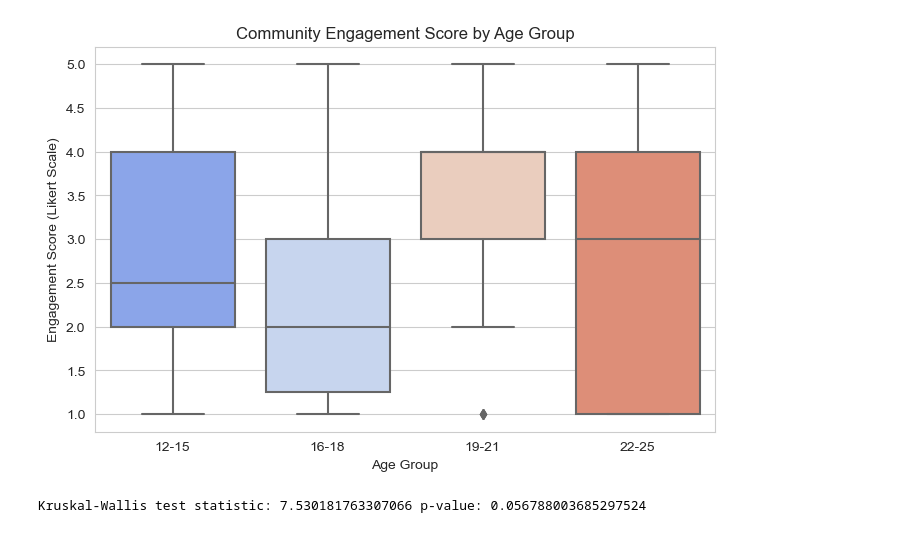
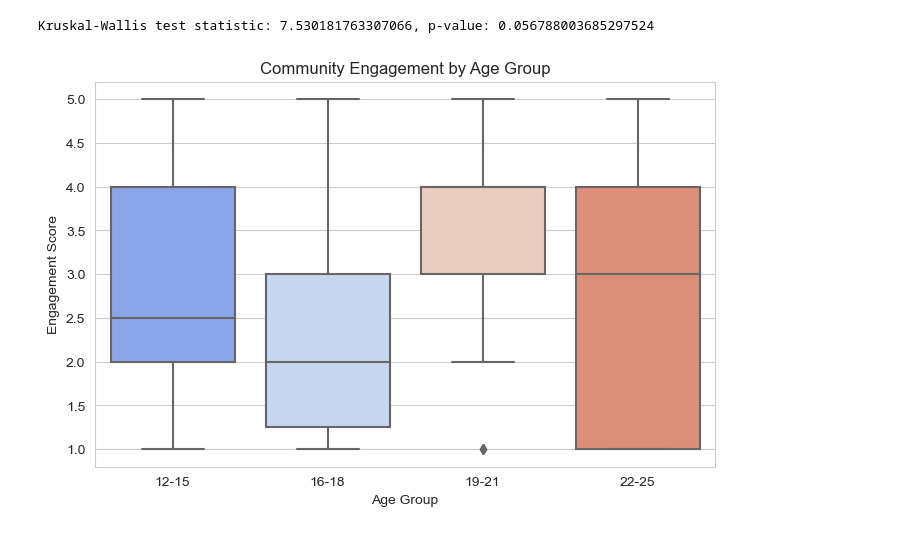
Before and after one commit to MasegoM94/survey_age_group_analysis, a Jupyter notebook: survey_age_group_analysis.ipynb, the cells around one changed output. Cells and saved outputs as stored; diff of their text form; code cells hidden in the pictures.

```diff
--- a/survey_age_group_analysis.ipynb
+++ b/survey_age_group_analysis.ipynb
@@ -43,18 +72,16 @@ survey_data
 # %%
-# Box Plot: Community Engagement Score by Age Group
+# Kruskal-Wallis Test: Age Group vs Community Engagement Score
+kw_test = kruskal(*[survey_data.loc[survey_data['Age Group'] == group, 'Community Engagement Score'] for group in survey_data['Age Group'].unique()])
+print(f"Kruskal-Wallis test statistic: {kw_test.statistic}, p-value: {kw_test.pvalue}")
+
+# Boxplot: Community Engagement by Age Group
 plt.figure(figsize=(8, 5))
 sns.boxplot(data=survey_data, x="Age Group", y="Community Engagement Score", order=age_order, palette="coolwarm")
-plt.title("Community Engagement Score by Age Group")
+plt.title("Community Engagement by Age Group")
 plt.xlabel("Age Group")
-plt.ylabel("Engagement Score (Likert Scale)")
+plt.ylabel("Engagement Score")
 plt.show()
-
-
-
-# Kruskal-Wallis Test
-kw_test = kruskal(*[survey_data.loc[survey_data['Age Group'] == group, 'Community Engagement Score'] for group in survey_data['Age Group'].unique()])
-print("Kruskal-Wallis test statistic:", kw_test.statistic, "p-value:", kw_test.pvalue)
 # %% [output]
+Kruskal-Wallis test statistic: 7.530181763307066, p-value: 0.056788003685297524
-[figure, old version]
+[figure, new version]
-Kruskal-Wallis test statistic: 7.530181763307066 p-value: 0.056788003685297524
 # %%
```
Also changed, not shown: parts of 8 cells of this notebook, 1 other file.
